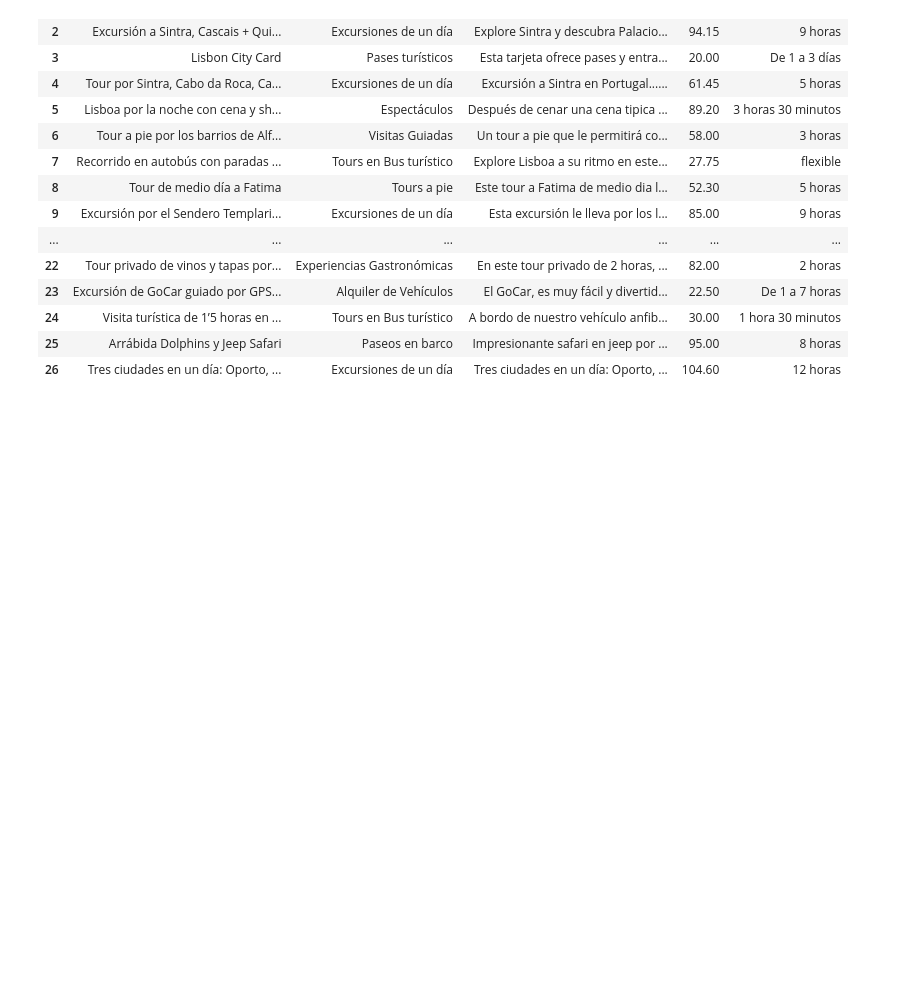
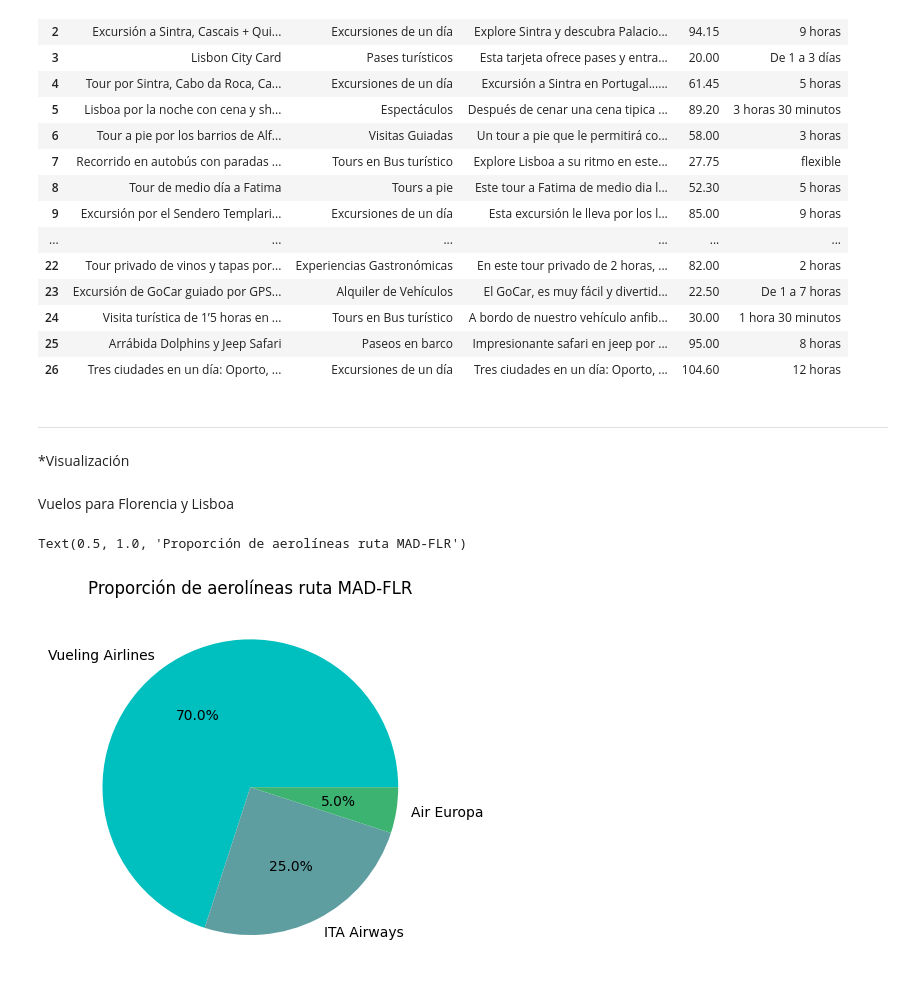
Before and after one commit to ngcarvajall/Entrega-Proyecto-ProyectoExplorandoViajes---Nelson-, a Jupyter notebook: EDA/Exploracion.ipynb, the cells around one changed output. Drawn from its saved outputs; the diff is of its cells as text; code cells hidden in the pictures; blank space fills up the shorter version.

```diff
--- a/EDA/Exploracion.ipynb
+++ b/EDA/Exploracion.ipynb
@@ -458,3 +478,19 @@ excursiones_lisboa
 | 24 | Visita turística de 1’5 horas en ... | Tours en Bus turístico | A bordo de nuestro vehículo anfib... | 30.00 | 1 hora 30 minutos |
 | 25 | Arrábida Dolphins y Jeep Safari | Paseos en barco | Impresionante safari en jeep por ... | 95.00 | 8 horas |
 | 26 | Tres ciudades en un día: Oporto, ... | Excursiones de un día | Tres ciudades en un día: Oporto, ... | 104.60 | 12 horas |
+# %% [markdown]
+---
+*Visualización
+# %% [markdown]
+Vuelos para Florencia y Lisboa
+# %%
+cantidad_vuelos = df_vuelos_florencia['Aerolínea'].value_counts()
+aerolineas = df_vuelos_florencia['Aerolínea'].unique()
+colores1 = ["c", "cadetblue", "mediumseagreen"]
+colores2 = ["darkorange", "g", 'teal']
+# %%
+plt.pie(cantidad_vuelos, labels=aerolineas, data=df_vuelos_florencia, autopct='%1.1f%%', colors=colores1)
+plt.title('Proporción de aerolíneas ruta MAD-FLR')
+# %% [output]
+Text(0.5, 1.0, 'Proporción de aerolíneas ruta MAD-FLR')
+[figure, added]
```
Also changed, not shown: parts of 17 cells of this notebook.
